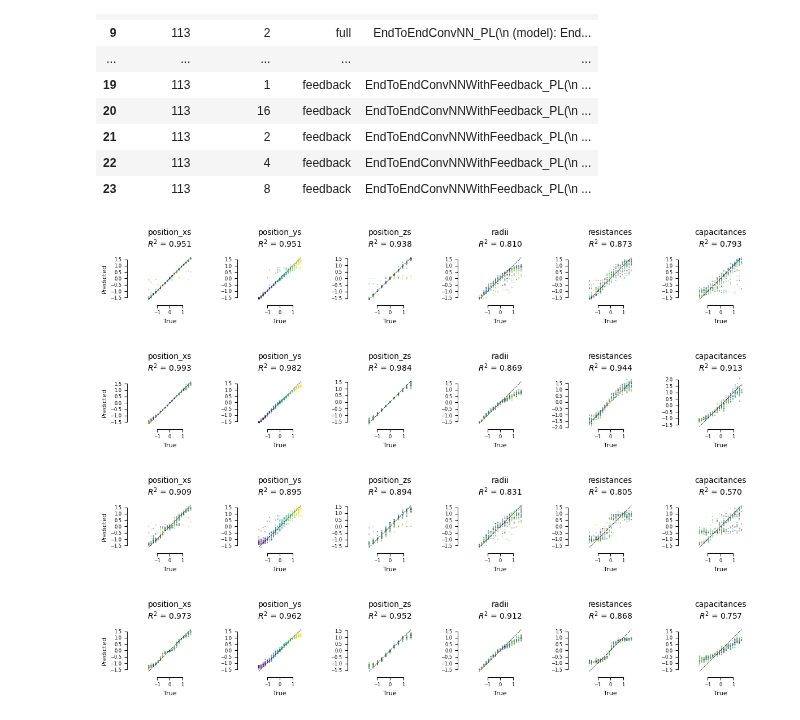
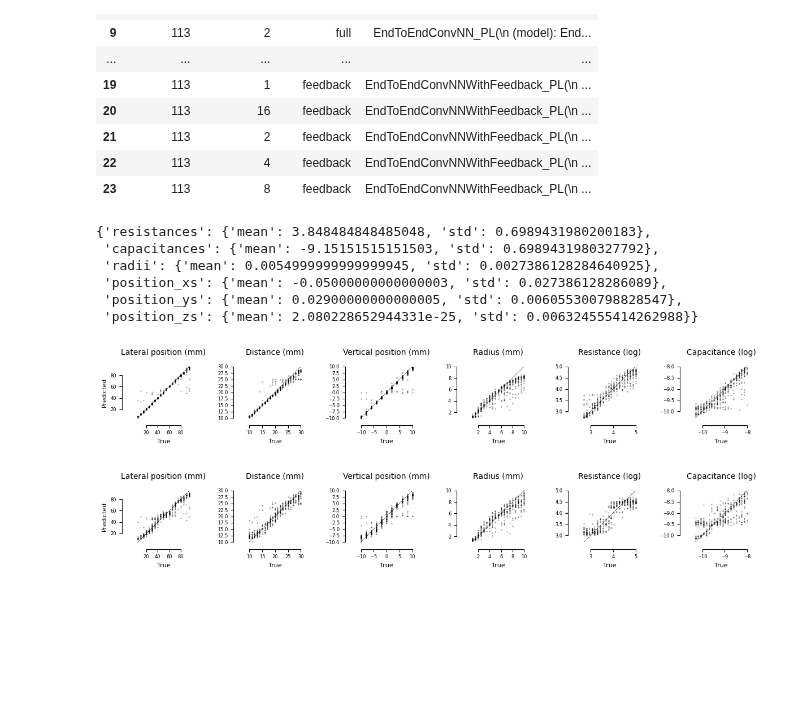
Before and after one commit to DenisTurcu/efish-characterization, a Jupyter notebook: summarize-trained-models-results.ipynb, the cells around one changed output. Saved outputs shown, nothing was run; the diff lists cells and outputs as text; code cells hidden in the pictures; blank space fills up the shorter version.

Commit message:
true vs predicted plots

```diff
--- a/summarize-trained-models-results.ipynb
+++ b/summarize-trained-models-results.ipynb
@@ -177,3 +222,12 @@ models
+# %%
+dset.worms_properties_stats
+# %% [output]
+{'resistances': {'mean': 3.848484848485048, 'std': 0.6989431980200183},
+ 'capacitances': {'mean': -9.15151515151503, 'std': 0.6989431980327792},
+ 'radii': {'mean': 0.0054999999999999945, 'std': 0.0027386128284640925},
+ 'position_xs': {'mean': -0.05000000000000003, 'std': 0.027386128286089},
+ 'position_ys': {'mean': 0.02900000000000005, 'std': 0.006055300798828547},
+ 'position_zs': {'mean': 2.080228652944331e-25, 'std': 0.006324555414262988}}
 # %%
 my_model = models.loc[14]
 my_rand_seed = my_model["rand_seed"]
@@ -187,36 +241,34 @@ my_y_hat = my_model.model(my_x, distances=my_y[:, 1], radii=my_y[:, 3])
 fig = make_true_vs_predicted_figure(my_y.detach().numpy()[:400], my_y_hat.detach().numpy()[:400])
 plt.show()
 
-neods = 10
-my_y_hat = compute_prediction_with_multiple_eods(my_y, my_y_hat, neods)
-my_y_hat = my_model.model(my_x, distances=my_y_hat[:, 1], radii=my_y_hat[:, 3])
-my_y_hat = compute_prediction_with_multiple_eods(my_y, my_y_hat, neods)
-# my_y_hat_temp = compute_prediction_with_multiple_eods(my_y, my_y_hat, neods)
-# my_y_hat = torch.hstack([my_y_hat_temp[:,:4], my_y_hat[:,4:]])
+# neods = 10
+# my_y_hat = compute_prediction_with_multiple_eods(my_y, my_y_hat, neods)
+# my_y_hat = my_model.model(my_x, distances=my_y_hat[:, 1], radii=my_y_hat[:, 3])
+# my_y_hat = compute_prediction_with_multiple_eods(my_y, my_y_hat, neods)
+# # my_y_hat_temp = compute_prediction_with_multiple_eods(my_y, my_y_hat, neods)
+# # my_y_hat = torch.hstack([my_y_hat_temp[:,:4], my_y_hat[:,4:]])
 
-fig = make_true_vs_predicted_figure(my_y.detach().numpy()[:400], my_y_hat.detach().numpy()[:400])
-plt.show()
+# fig = make_true_vs_predicted_figure(my_y.detach().numpy()[:400], my_y_hat.detach().numpy()[:400])
+# plt.show()
 # %% [output]
-[figure, old version]
+[figure, new version]
-[figure, removed]
 # %%
 my_model = models.loc[2]
 my_rand_seed = my_model["rand_seed"]
 my_model = my_model["model"]
 my_loader = valid_data[my_rand_seed]
 my_batch = next(iter(my_loader))
 my_x = my_batch[0]
 my_y = my_batch[1]
 my_y_hat = my_model.model(my_x)
 
 fig = make_true_vs_predicted_figure(my_y.detach().numpy()[:400], my_y_hat.detach().numpy()[:400])
 plt.show()
 
-neods = 10
-my_y_hat = compute_prediction_with_multiple_eods(my_y, my_y_hat, neods)
+# neods = 10
+# my_y_hat = compute_prediction_with_multiple_eods(my_y, my_y_hat, neods)
 
-fig = make_true_vs_predicted_figure(my_y.detach().numpy()[:400], my_y_hat.detach().numpy()[:400])
-plt.show()
+# fig = make_true_vs_predicted_figure(my_y.detach().numpy()[:400], my_y_hat.detach().numpy()[:400])
+# plt.show()
 # %% [output]
-[figure, old version]
+[figure, new version]
-[figure, removed]
```
Also changed, not shown: parts of 2 cells of this notebook.
